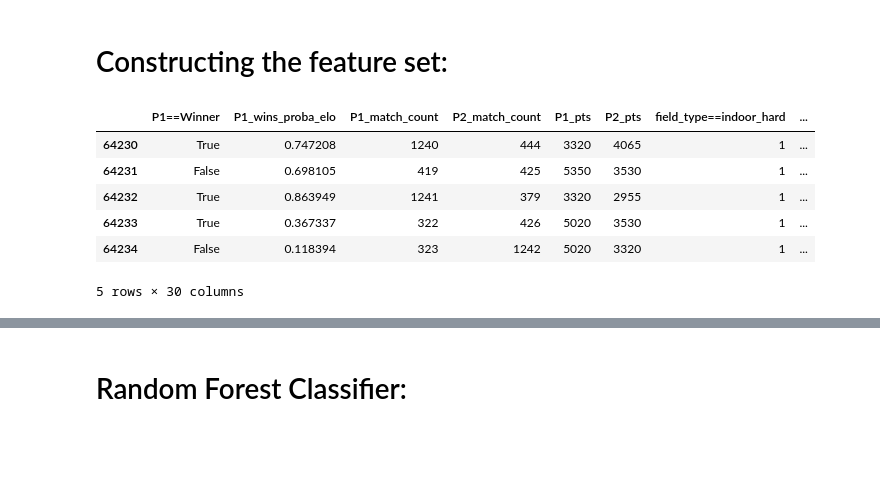
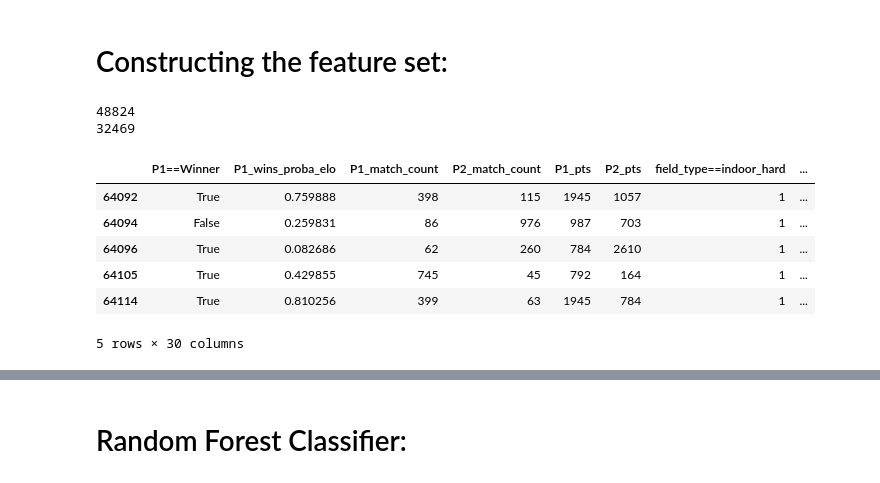
Before and after one commit to sprogl/sporting-bet-prediction, a Jupyter notebook: ATP_third_notebook.ipynb, the cells around one changed output, grey strips where cells are left out. Saved outputs shown, nothing was run; the diff lists cells and outputs as text; code cells hidden in the pictures; blank space fills up the shorter version.

```diff
--- a/ATP_third_notebook.ipynb
+++ b/ATP_third_notebook.ipynb
@@ -651,44 +653,58 @@ df_atp_reduced = pd.read_csv("archive/df_atp_reduced.csv", index_col=0)
 # Before constructing the dataframe we should scramble the players so that sometimes player 1 wins and he loses the other times with equal probabilities.
 court_surface_type = df_atp_reduced[["Court", "Surface"]].drop_duplicates().sort_values(by="Court").to_numpy().tolist()
 
+# Let's Suffle the players in a way that there is 50% chance for the player A to win and 50% for player B.
 np.random.seed(98245)
 features = pd.DataFrame(np.random.randint(0, 2, size=len(df_atp_reduced))==1, columns=["P1==Winner"], index=df_atp_reduced.index)
 
+# Assign the features of the players acordingly
 features["P1_wins_proba_elo"] = ((1.0 - features["P1==Winner"]) - df_atp_reduced["proba_elo"]).abs()
 features["P1_match_count"] = pd.merge(df_atp_reduced.loc[features["P1==Winner"], "match_count_winner"], df_atp_reduced.loc[~features["P1==Winner"], "match_count_loser"], how="outer", left_index=True, right_index=True).fillna(value=0).sum(axis=1).astype("int")
 features["P2_match_count"] = pd.merge(df_atp_reduced.loc[~features["P1==Winner"], "match_count_winner"], df_atp_reduced.loc[features["P1==Winner"], "match_count_loser"], how="outer", left_index=True, right_index=True).fillna(value=0).sum(axis=1).astype("int")
 features["P1_pts"] = pd.merge(df_atp_reduced.loc[features["P1==Winner"], "WPts"], df_atp_reduced.loc[~features["P1==Winner"], "LPts"], how="outer", left_index=True, right_index=True).fillna(value=0).sum(axis=1).astype("int")
 features["P2_pts"] = pd.merge(df_atp_reduced.loc[~features["P1==Winner"], "WPts"], df_atp_reduced.loc[features["P1==Winner"], "LPts"], how="outer", left_index=True, right_index=True).fillna(value=0).sum(axis=1).astype("int")
 
 for pair in court_surface_type:
     field_type = f"{pair[0].lower()}_{pair[1].lower()}"
     features[f"field_type=={field_type}"] = (df_atp_reduced["Court"].str.lower() + "_" + df_atp_reduced["Surface"].str.lower() == field_type) + 0
     features[f"P1_match_count_{field_type}"] = pd.merge(df_atp_reduced.loc[features["P1==Winner"], f"match_count_{field_type}_winner"], df_atp_reduced.loc[~features["P1==Winner"], f"match_count_{field_type}_loser"], how="outer", left_index=True, right_index=True).fillna(value=0).sum(axis=1).astype("int")
     features[f"P2_match_count_{field_type}"] = pd.merge(df_atp_reduced.loc[~features["P1==Winner"], f"match_count_{field_type}_winner"], df_atp_reduced.loc[features["P1==Winner"], f"match_count_{field_type}_loser"], how="outer", left_index=True, right_index=True).fillna(value=0).sum(axis=1).astype("int")
     features[f"P1_wins_proba_elo_{field_type}"] = ((1.0 - features["P1==Winner"]) - df_atp_reduced[f"proba_elo_{field_type}"]).abs()
 
+
+# Drop the matches in which either of the players has attended less than 10 game,
+# as this is considered as too imature scores.
+print(len(features))
+cutoff = 10
+for pair in court_surface_type:
+    features = features[(features[f"P1_match_count_{field_type}"] < cutoff) | (features[f"P2_match_count_{field_type}"] < cutoff)]
+print(len(features))
+
+
 target = features["P1==Winner"]
 data = features.drop(labels=["P1==Winner"], axis=1)
 
 scaler = sklearn.preprocessing.StandardScaler()
-X_train, X_test, y_train, y_test = sklearn.model_selection.train_test_split(pd.DataFrame(scaler.fit_transform(data), columns=data.columns, index=data.index), target, test_size=0.2, random_state=4362)
+X_train, X_test, y_train, y_test = sklearn.model_selection.train_test_split(pd.DataFrame(scaler.fit_transform(data), columns=data.columns, index=data.index), target, test_size=0.05, shuffle=False, random_state=4362)
 
 # Save the scaler on the disk
 joblib.dump(value=scaler, filename="archive/scaler.pkl")
 
 # Back up the different dataframes
 data.to_csv("archive/data.csv")
 target.to_csv("archive/target.csv")
 
 features.tail()
 # %% [output]
+48824
+32469
 |  | P1==Winner | P1_wins_proba_elo | P1_match_count | P2_match_count | P1_pts | P2_pts | field_type==indoor_hard | ... |
-| 64230 | True | 0.747208 | 1240 | 444 | 3320 | 4065 | 1 | ... |
-| 64231 | False | 0.698105 | 419 | 425 | 5350 | 3530 | 1 | ... |
-| 64232 | True | 0.863949 | 1241 | 379 | 3320 | 2955 | 1 | ... |
-| 64233 | True | 0.367337 | 322 | 426 | 5020 | 3530 | 1 | ... |
-| 64234 | False | 0.118394 | 323 | 1242 | 5020 | 3320 | 1 | ... |
+| 64092 | True | 0.759888 | 398 | 115 | 1945 | 1057 | 1 | ... |
+| 64094 | False | 0.259831 | 86 | 976 | 987 | 703 | 1 | ... |
+| 64096 | True | 0.082686 | 62 | 260 | 784 | 2610 | 1 | ... |
+| 64105 | True | 0.429855 | 745 | 45 | 792 | 164 | 1 | ... |
+| 64114 | True | 0.810256 | 399 | 63 | 1945 | 784 | 1 | ... |
-5 rows × 30 columns
+5 rows × 30 columns
 # %%
 features.info()
 # %% [output]
```
Also changed, not shown: parts of 7 cells of this notebook, 13 other files.
